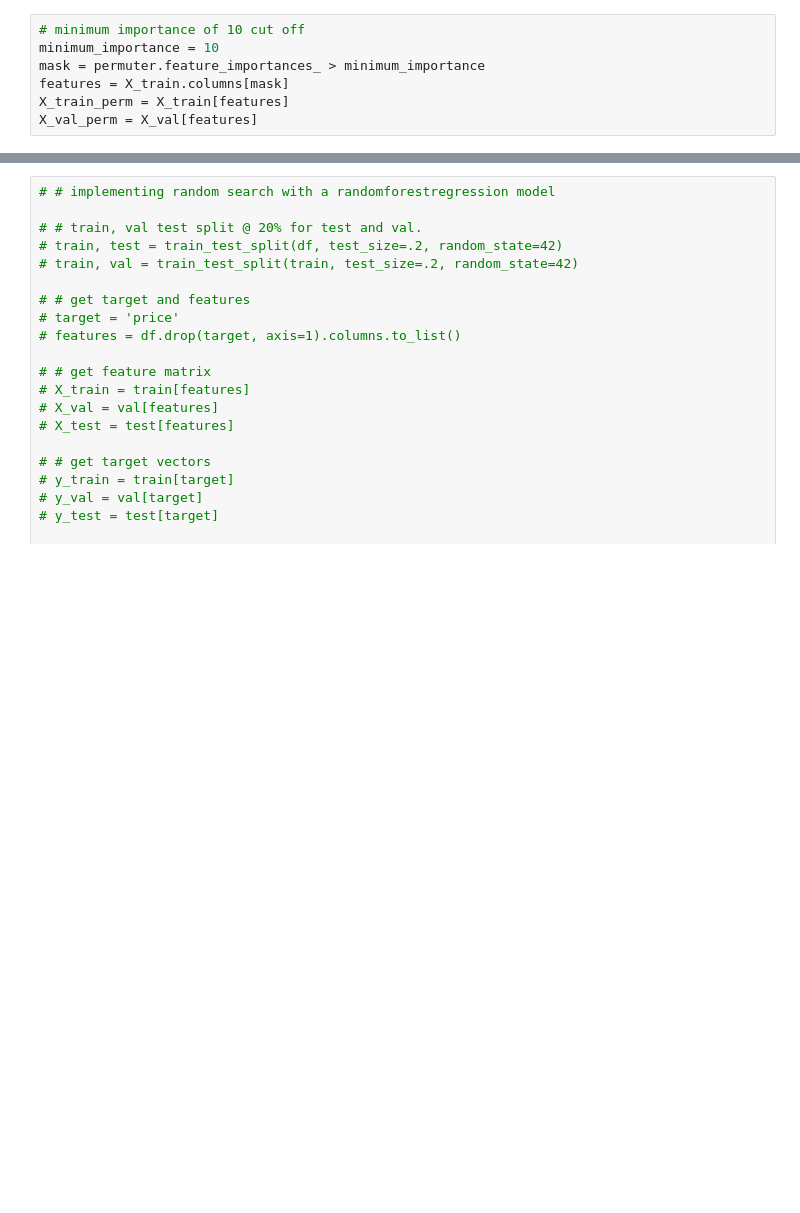
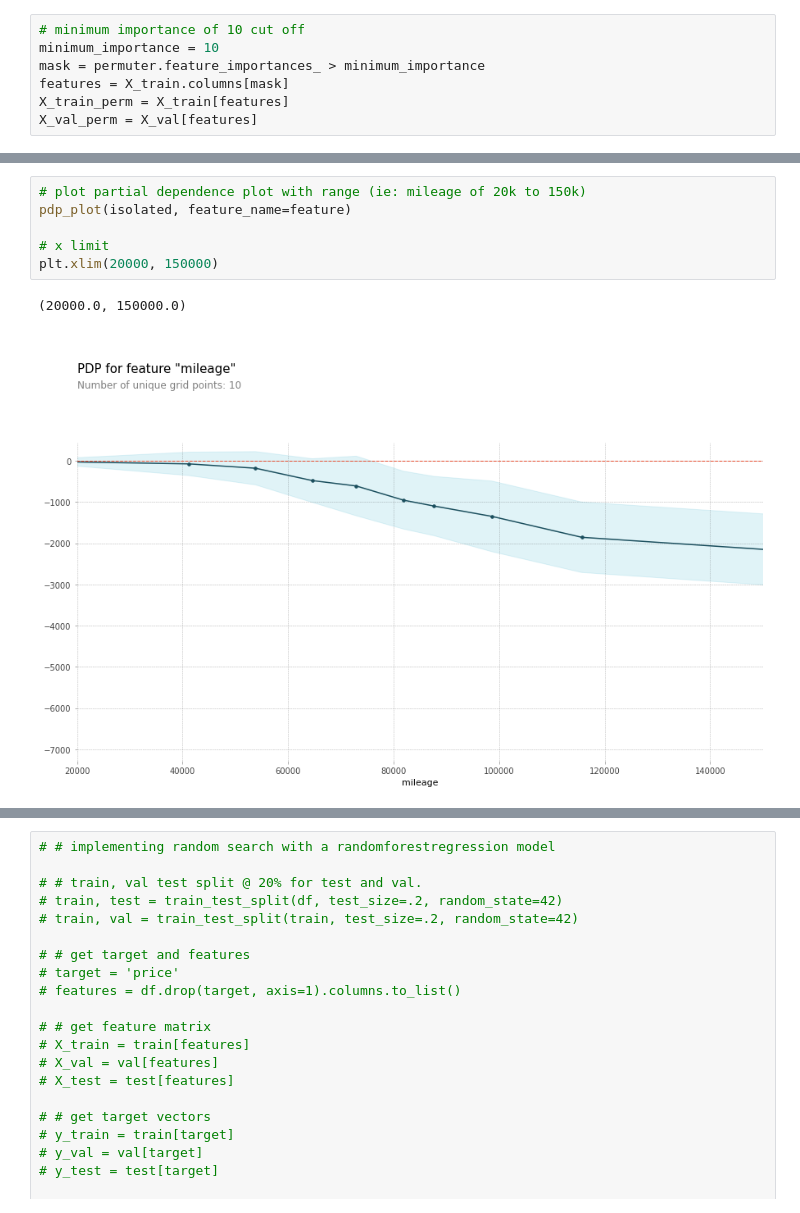
Before and after one commit to Terrencebosco/Build_week_2, a Jupyter notebook: build_week_2_(working).ipynb, the cells around one changed output, grey strips where cells are left out. Saved outputs shown, nothing was run; the diff lists cells and outputs as text; blank space fills up the shorter version.

```diff
--- a/build_week_2_(working).ipynb
+++ b/build_week_2_(working).ipynb
@@ -539,0 +648,9 @@ Validation Accuracy 982.3365191740412
+# %%
+# plot partial dependence plot with range (ie: mileage of 20k to 150k)
+pdp_plot(isolated, feature_name=feature)
+
+# x limit
+plt.xlim(20000, 150000)
+# %% [output]
+(20000.0, 150000.0)
+[figure, added]
```
Also changed, not shown: parts of 28 cells of this notebook.
